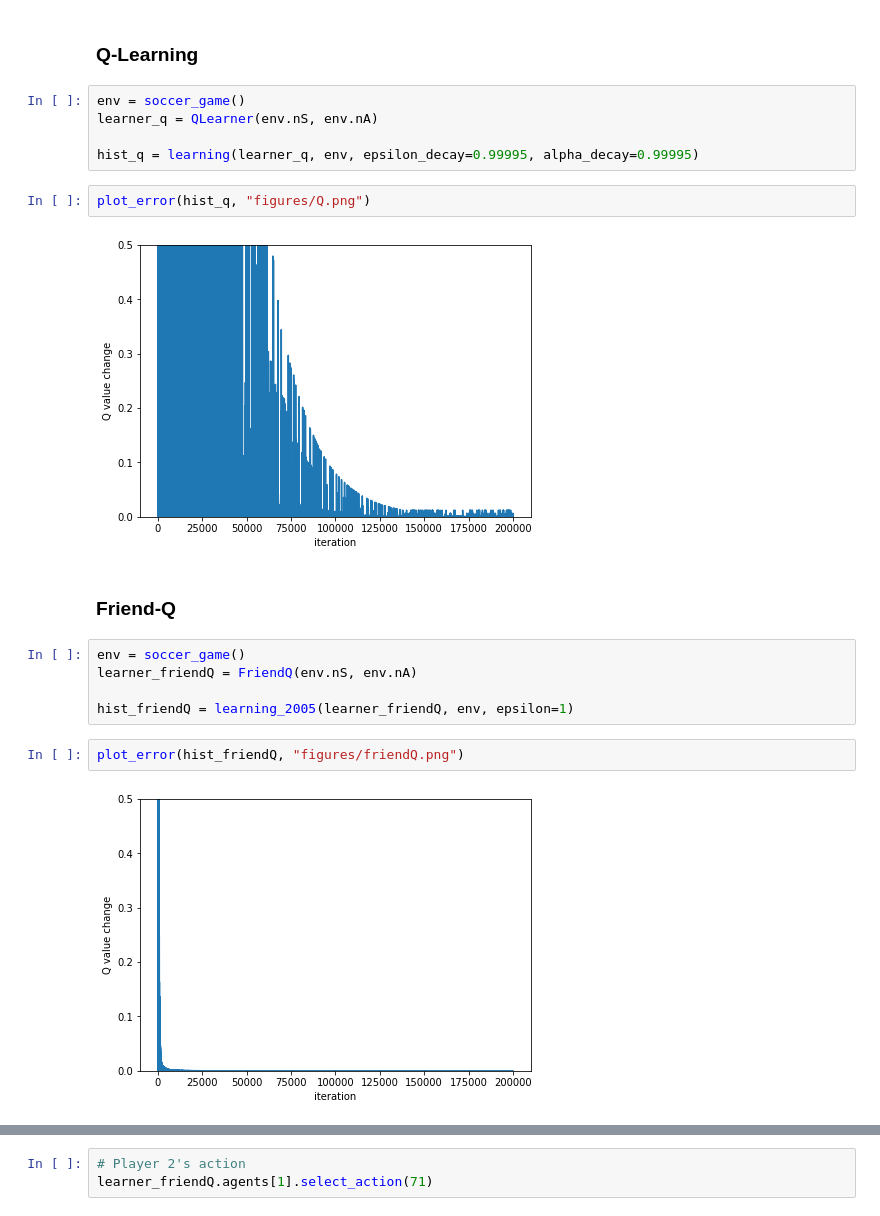
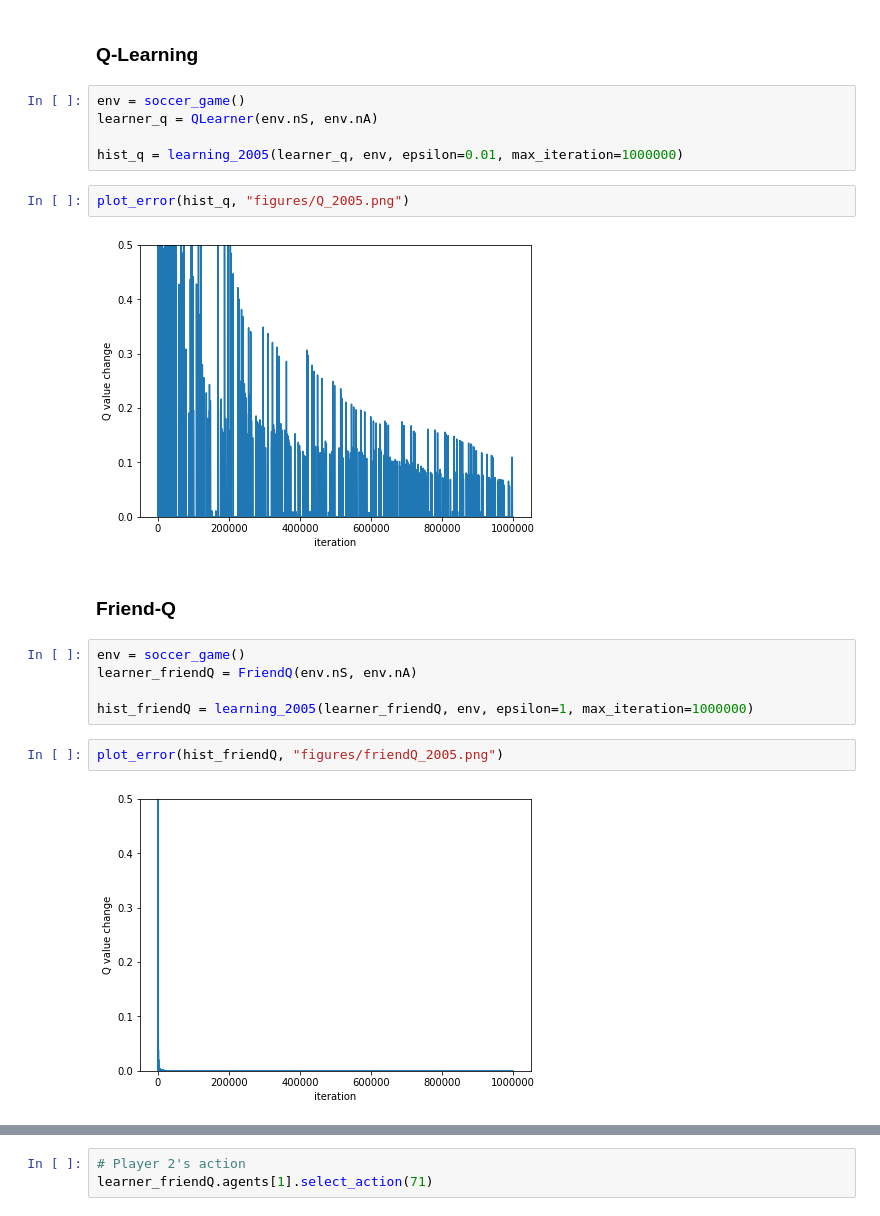
Before and after one commit to NoxMoon/RL, a Jupyter notebook: project3/project3_2005paper.ipynb, the cells around one changed output, grey strips where cells are left out. Cells and saved outputs as stored; diff of their text form.

Commit message:
more graph

```diff
--- a/project3/project3_2005paper.ipynb
+++ b/project3/project3_2005paper.ipynb
@@ -14,22 +14,22 @@ from training import *
 env = soccer_game()
 learner_q = QLearner(env.nS, env.nA)
 
-hist_q = learning(learner_q, env, epsilon_decay=0.99995, alpha_decay=0.99995)
+hist_q = learning_2005(learner_q, env, epsilon=0.01, max_iteration=1000000)
 # %%
-plot_error(hist_q, "figures/Q.png")
+plot_error(hist_q, "figures/Q_2005.png")
 # %% [output]
-[figure, old version]
+[figure, new version]
 # %% [markdown]
 ### Friend-Q
 # %%
 env = soccer_game()
 learner_friendQ = FriendQ(env.nS, env.nA)
 
-hist_friendQ = learning_2005(learner_friendQ, env, epsilon=1)
+hist_friendQ = learning_2005(learner_friendQ, env, epsilon=1, max_iteration=1000000)
 # %%
-plot_error(hist_friendQ, "figures/friendQ.png")
+plot_error(hist_friendQ, "figures/friendQ_2005.png")
 # %% [output]
-[figure, old version]
+[figure, new version]
 # %%
 # Q table for state 71
 show_table(learner_friendQ.agents[0].Q[71])
```
Also changed, not shown: parts of 10 cells of this notebook, 9 other files.
